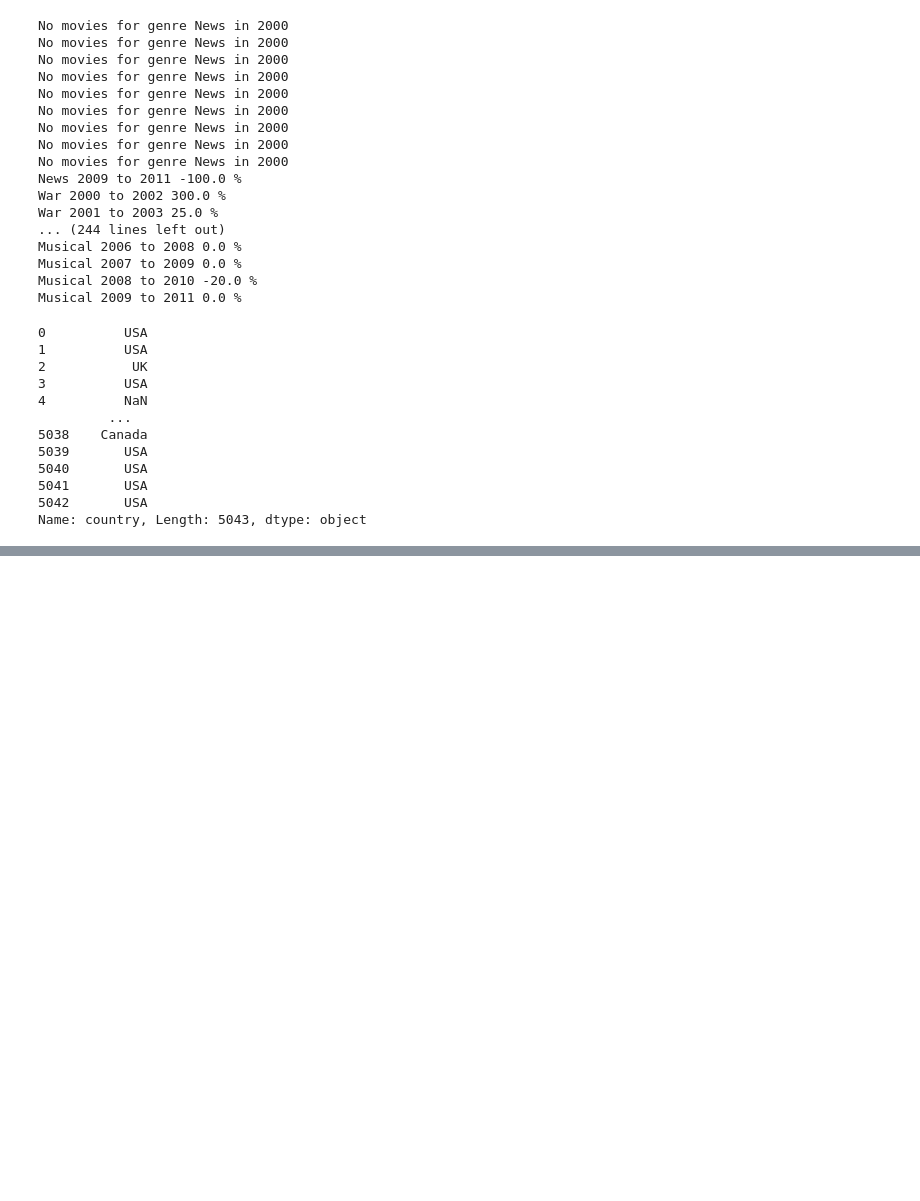
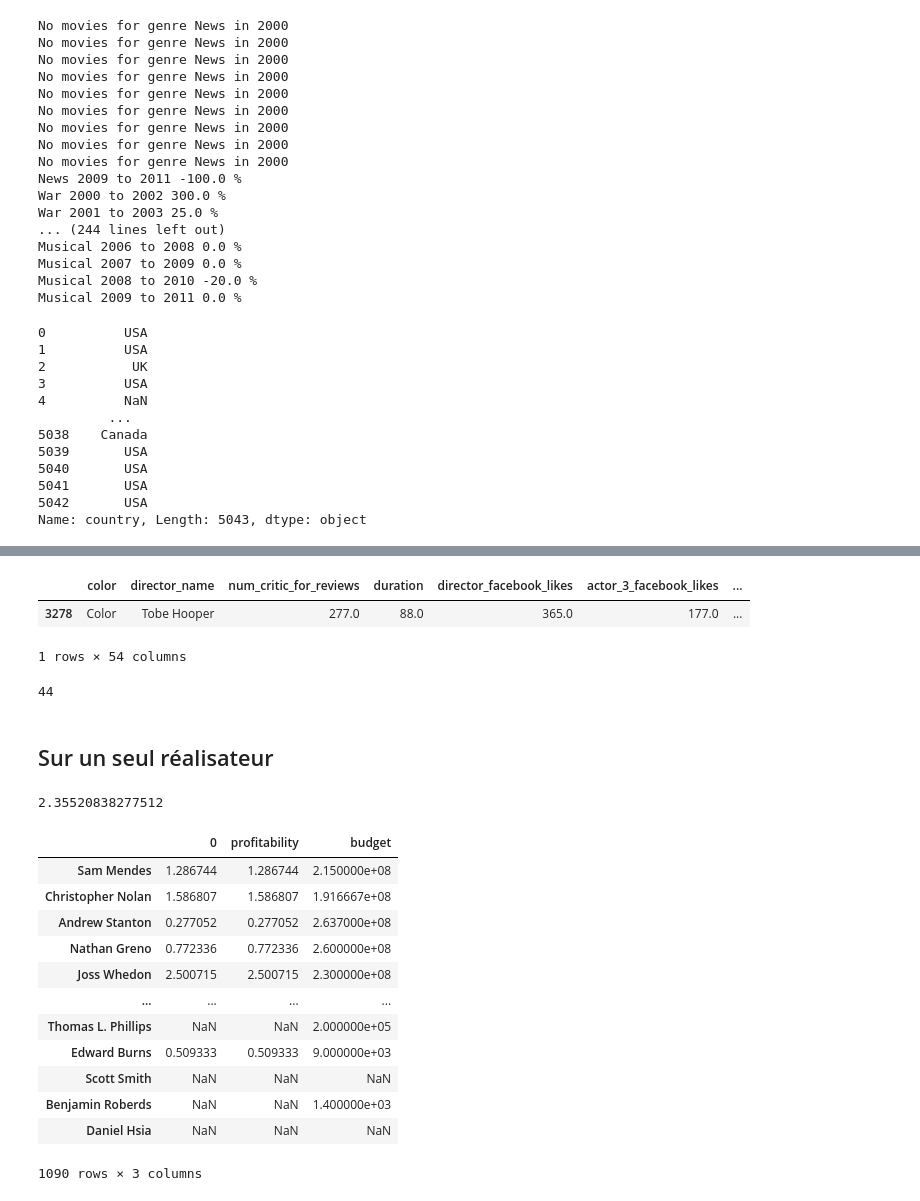
Before and after one commit to LuckyMarty/dsean, a Jupyter notebook: tps/draft_.ipynb, the cells around one changed output, grey strips where cells are left out. Saved outputs shown, nothing was run; the diff lists cells and outputs as text; code cells hidden in the pictures; blank space fills up the shorter version.

Commit message:
groupby

```diff
--- a/tps/draft_.ipynb
+++ b/tps/draft_.ipynb
@@ -349,0 +355,7 @@ for genre in genres:
+# %%
+df[df["movie_title"].str.lower().str.contains("chain saw")]
+df.drop_duplicates(["movie_title", "director_name", "title_year"])[df["movie_title"].str.lower().str.contains("chain saw")]
+# %% [output]
+|  | color | director_name | num_critic_for_reviews | duration | director_facebook_likes | actor_3_facebook_likes | ... |
+| 3278 | Color | Tobe Hooper | 277.0 | 88.0 | 365.0 | 177.0 | ... |
+1 rows × 54 columns
@@ -349,0 +365,57 @@ for genre in genres:
+# %%
+df = df[df.title_year >= 2010]
+
+df["profitability"] = df.gross / df.budget
+# df[df.profitability<100].profitability.hist(bins=100)
+
+
+
+profitable_directors = df.sort_values("profitability", ascending=False)\
+                         .director_name[:50]\
+                         .unique()
+
+print(len(profitable_directors))
+# %% [output]
+44
+# %% [markdown]
+## Sur un seul réalisateur
+# %%
+director_name = "Ethan Coen"
+
+subset = df[df.director_name==director_name][["movie_title", "profitability"]].copy()
+
+# A la main
+subset.profitability.sum() / len(subset)
+
+# Direct avec pandas
+subset.profitability.mean()
+# %% [output]
+2.35520838277512
+# %%
+mean_profitabilities = {}
+
+for director_name in df.director_name.unique():
+    # Subset
+    subset = df[df.director_name==director_name][["movie_title", "profitability"]].copy()
+    # Moyenne
+    mean_profitabilities[director_name] = subset.profitability.mean()
+
+alamano = pd.Series(mean_profitabilities)
+# %%
+avecpandas = df.groupby("director_name").profitability.mean()
+# %%
+pd.DataFrame(alamano).join(pd.DataFrame(avecpandas))
+# %% [output]
+|  | 0 | profitability | budget |
+| Sam Mendes | 1.286744 | 1.286744 | 2.150000e+08 |
+| Christopher Nolan | 1.586807 | 1.586807 | 1.916667e+08 |
+| Andrew Stanton | 0.277052 | 0.277052 | 2.637000e+08 |
+| Nathan Greno | 0.772336 | 0.772336 | 2.600000e+08 |
+| Joss Whedon | 2.500715 | 2.500715 | 2.300000e+08 |
+| ... | ... | ... | ... |
+| Thomas L. Phillips | NaN | NaN | 2.000000e+05 |
+| Edward Burns | 0.509333 | 0.509333 | 9.000000e+03 |
+| Scott Smith | NaN | NaN | NaN |
+| Benjamin Roberds | NaN | NaN | 1.400000e+03 |
+| Daniel Hsia | NaN | NaN | NaN |
+1090 rows × 3 columns
```
Also changed, not shown: parts of 6 cells of this notebook.
